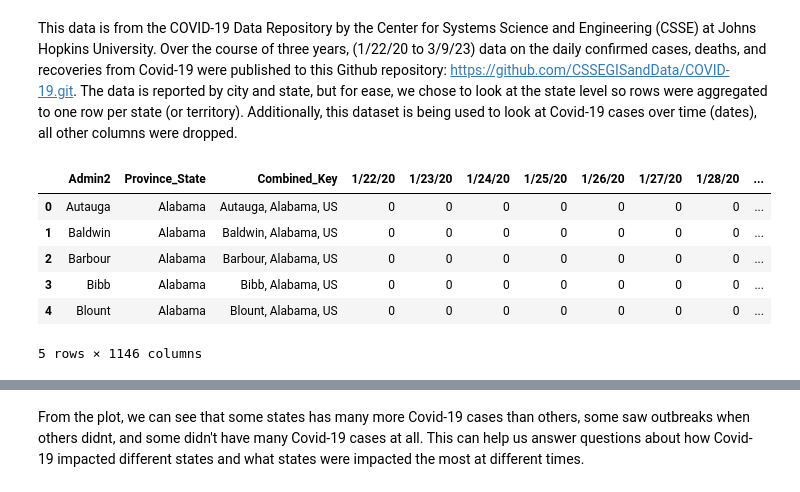
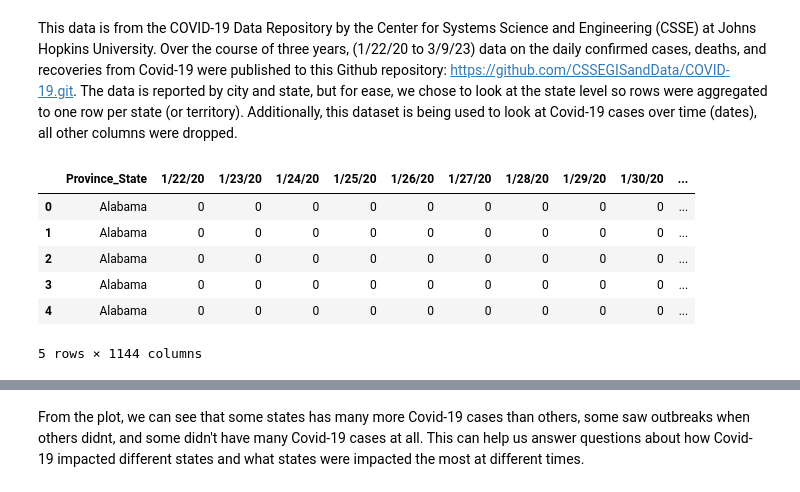
Before and after one commit to criviere1/criviere1.github.io, a Jupyter notebook: Milestone1.ipynb, the cells around one changed output, grey strips where cells are left out. Drawn from its saved outputs; the diff is of its cells as text; code cells hidden in the pictures.

```diff
--- a/Milestone1.ipynb
+++ b/Milestone1.ipynb
@@ -105,13 +101,13 @@ hesitancy_df.plot.scatter(x=['Percent non-Hispanic White'], y='Social Vulnerabil
 This data is from the COVID-19 Data Repository by the Center for Systems Science and Engineering (CSSE) at Johns Hopkins University. Over the course of three years, (1/22/20 to 3/9/23) data on the daily confirmed cases, deaths, and recoveries from Covid-19 were published to this Github repository: https://github.com/CSSEGISandData/COVID-19.git. The data is reported by city and state, but for ease, we chose to look at the state level so rows were aggregated to one row per state (or territory). Additionally, this dataset is being used to look at Covid-19 cases over time (dates), all other columns were dropped.
 # %%
 confirmed_df = pd.read_csv("/Users/colletteriviere/CMPS3160_FinalProject/datasets/time_series_covid19_confirmed_US.csv")
-confirmed_df.drop(columns=['iso2','iso3','code3','FIPS','Country_Region','Lat','Long_','UID'], inplace=True)
+confirmed_df.drop(columns=['iso2','iso3','code3','FIPS','Country_Region','Lat','Long_','UID','Admin2','Combined_Key'], inplace=True)
 confirmed_df.head()
 # %% [output]
-|  | Admin2 | Province_State | Combined_Key | 1/22/20 | 1/23/20 | 1/24/20 | 1/25/20 | 1/26/20 | 1/27/20 | 1/28/20 | ... |
-| 0 | Autauga | Alabama | Autauga, Alabama, US | 0 | 0 | 0 | 0 | 0 | 0 | 0 | ... |
-| 1 | Baldwin | Alabama | Baldwin, Alabama, US | 0 | 0 | 0 | 0 | 0 | 0 | 0 | ... |
-| 2 | Barbour | Alabama | Barbour, Alabama, US | 0 | 0 | 0 | 0 | 0 | 0 | 0 | ... |
-| 3 | Bibb | Alabama | Bibb, Alabama, US | 0 | 0 | 0 | 0 | 0 | 0 | 0 | ... |
-| 4 | Blount | Alabama | Blount, Alabama, US | 0 | 0 | 0 | 0 | 0 | 0 | 0 | ... |
+|  | Province_State | 1/22/20 | 1/23/20 | 1/24/20 | 1/25/20 | 1/26/20 | 1/27/20 | 1/28/20 | 1/29/20 | 1/30/20 | ... |
+| 0 | Alabama | 0 | 0 | 0 | 0 | 0 | 0 | 0 | 0 | 0 | ... |
+| 1 | Alabama | 0 | 0 | 0 | 0 | 0 | 0 | 0 | 0 | 0 | ... |
+| 2 | Alabama | 0 | 0 | 0 | 0 | 0 | 0 | 0 | 0 | 0 | ... |
+| 3 | Alabama | 0 | 0 | 0 | 0 | 0 | 0 | 0 | 0 | 0 | ... |
+| 4 | Alabama | 0 | 0 | 0 | 0 | 0 | 0 | 0 | 0 | 0 | ... |
-5 rows × 1146 columns
+5 rows × 1144 columns
```
Also changed, not shown: parts of 14 cells of this notebook.
